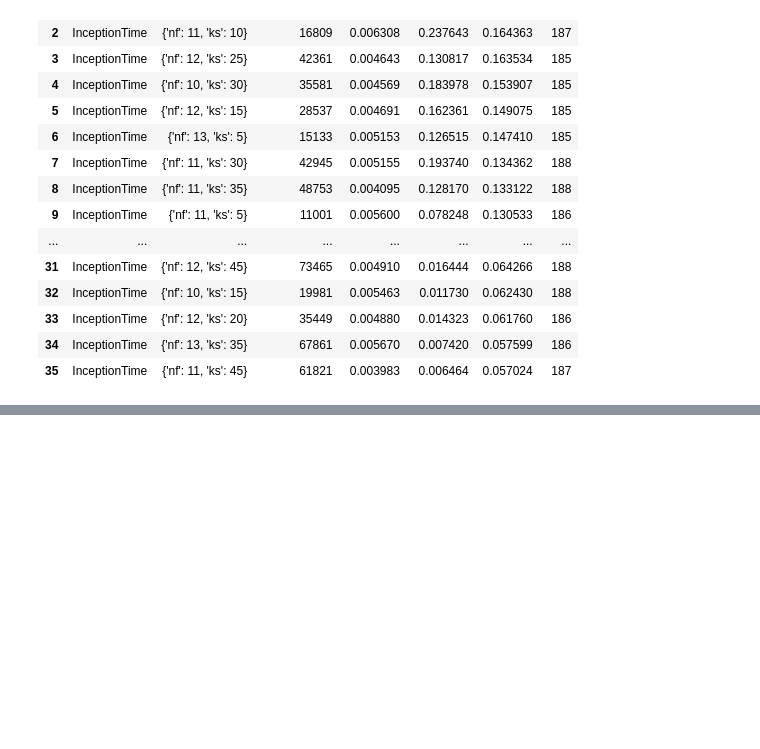
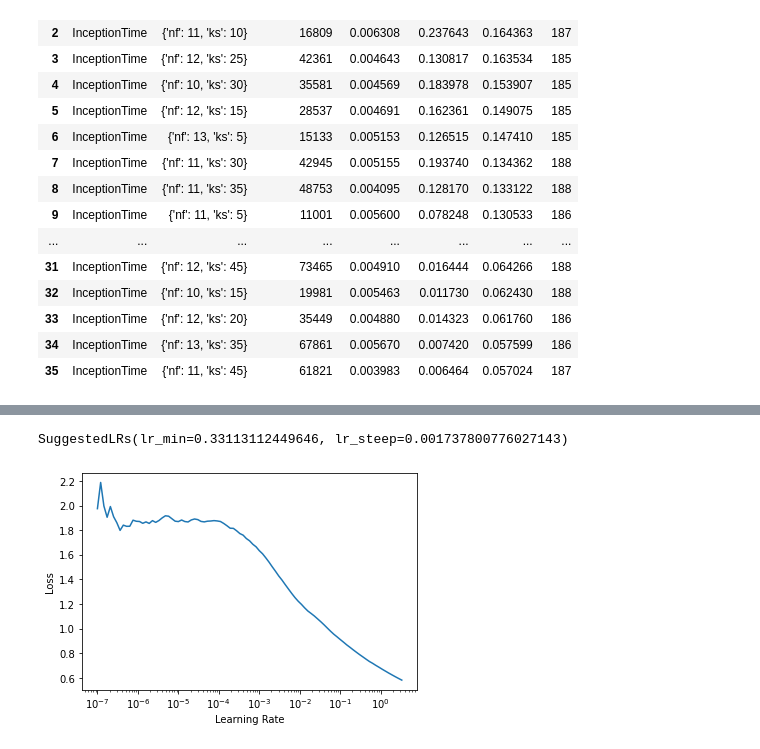
Before and after one commit to Lion-Mod/My-electrophoresis-sense-is-tingling, a Jupyter notebook: sensor_prediction.ipynb, the cells around one changed output, grey strips where cells are left out. Drawn from its saved outputs; the diff is of its cells as text; code cells hidden in the pictures; blank space fills up the shorter version.

```diff
--- a/sensor_prediction.ipynb
+++ b/sensor_prediction.ipynb
@@ -284,0 +305,3 @@ for i, (arch, k) in enumerate(archs):
+# %%
+X, y = SlidingWindow(window_len = 6, get_x = "FM1", get_y = "FM1", stride = 1, horizon = 1, sort_by = ["TIME"], ascending = True, seq_first = True)(iot) # Split into windows
+X[0:2], y[0:2] # Two examples of windows, notice Xs consist of multiple arrays as there are multiple Xs (each x is a sensor input)
@@ -284,0 +314,2 @@ for i, (arch, k) in enumerate(archs):
+# %%
+splits = get_splits(y, valid_size = .2, random_state = 23, shuffle = False) # Split
@@ -284,0 +318,3 @@ for i, (arch, k) in enumerate(archs):
+# %%
+tfms  = [None, TSForecasting()]
+dls = get_ts_dls(X, y, tfms = tfms, splits = splits, bs = 4, shuffle_train = True, device = default_device(use_cuda = True), inplace = True)
@@ -284,0 +390,5 @@ for i, (arch, k) in enumerate(archs):
+# %%
+learn = ts_learner(dls, InceptionTime, metrics = mae, device = default_device(use_cuda = True), nf = 10, ks = 25)
+# %%
+learn.lr_find()
+# %% [output]
@@ -284,0 +396,2 @@ for i, (arch, k) in enumerate(archs):
+SuggestedLRs(lr_min=0.33113112449646, lr_steep=0.001737800776027143)
+[figure, added]
```
Also changed, not shown: parts of 9 cells of this notebook.
